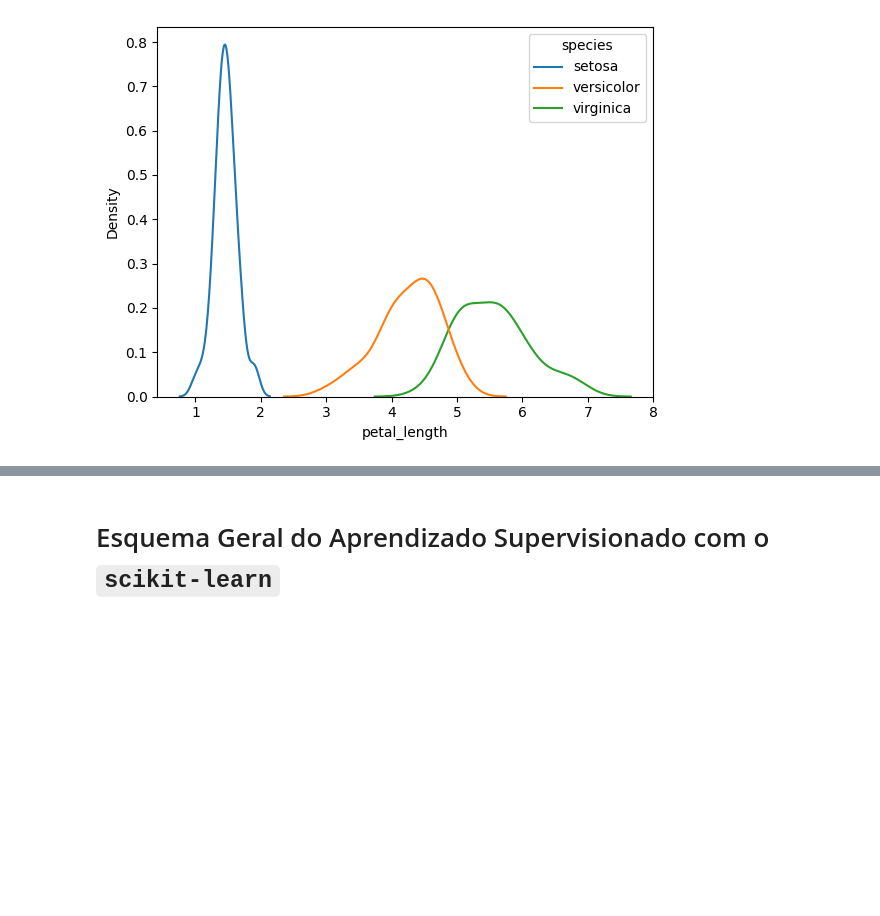
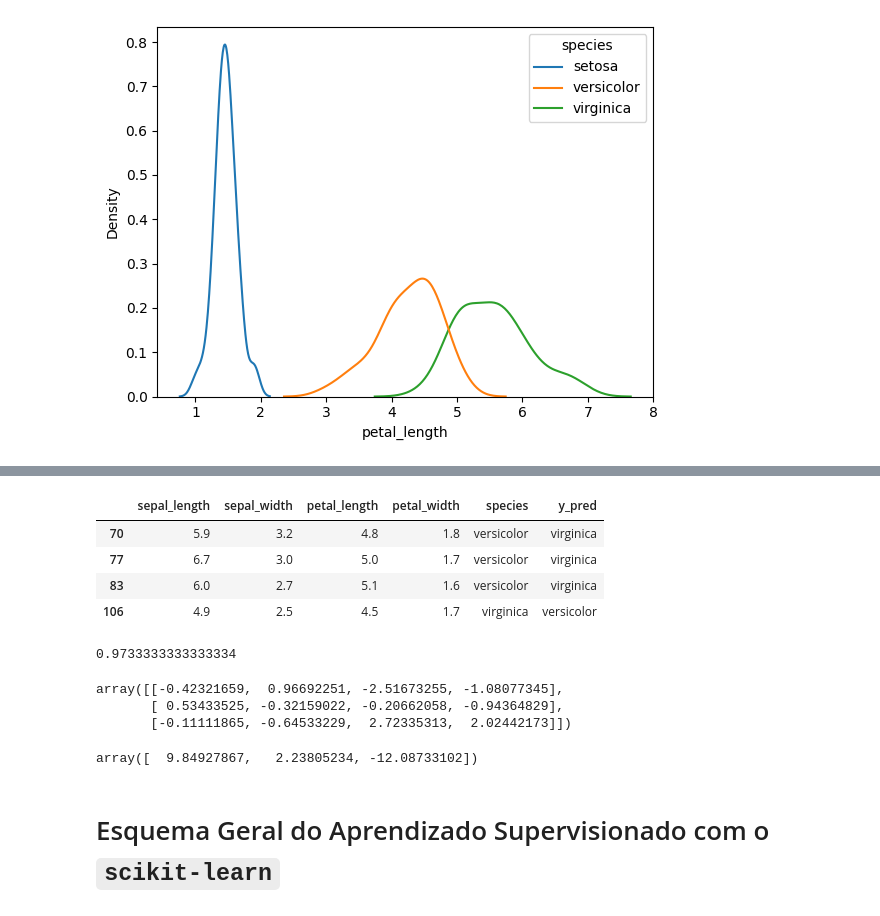
Before and after one commit to Rogerio-mack/IMT_Ciencia_de_Dados, a Jupyter notebook: IMT_Lab_Logistica_Resolvido.ipynb, the cells around one changed output, grey strips where cells are left out. Drawn from its saved outputs; the diff is of its cells as text; code cells hidden in the pictures; blank space fills up the shorter version.

```diff
--- a/IMT_Lab_Logistica_Resolvido.ipynb
+++ b/IMT_Lab_Logistica_Resolvido.ipynb
@@ -85,3 +128,25 @@ plt.show()
+# %%
+iris[ iris['y_pred'] != iris['species'] ]
+# %% [output]
+|  | sepal_length | sepal_width | petal_length | petal_width | species | y_pred |
+| 70 | 5.9 | 3.2 | 4.8 | 1.8 | versicolor | virginica |
+| 77 | 6.7 | 3.0 | 5.0 | 1.7 | versicolor | virginica |
+| 83 | 6.0 | 2.7 | 5.1 | 1.6 | versicolor | virginica |
+| 106 | 4.9 | 2.5 | 4.5 | 1.7 | virginica | versicolor |
+# %%
+clf.score(X,y)
+# %% [output]
+0.9733333333333334
+# %%
+clf.coef_
+# %% [output]
+array([[-0.42321659,  0.96692251, -2.51673255, -1.08077345],
+       [ 0.53433525, -0.32159022, -0.20662058, -0.94364829],
+       [-0.11111865, -0.64533229,  2.72335313,  2.02442173]])
+# %%
+clf.intercept_
+# %% [output]
+array([  9.84927867,   2.23805234, -12.08733102])
 # %% [markdown]
 # Esquema Geral do Aprendizado Supervisionado com o `scikit-learn`
 # %%
```
Also changed, not shown: parts of 3 cells of this notebook.
